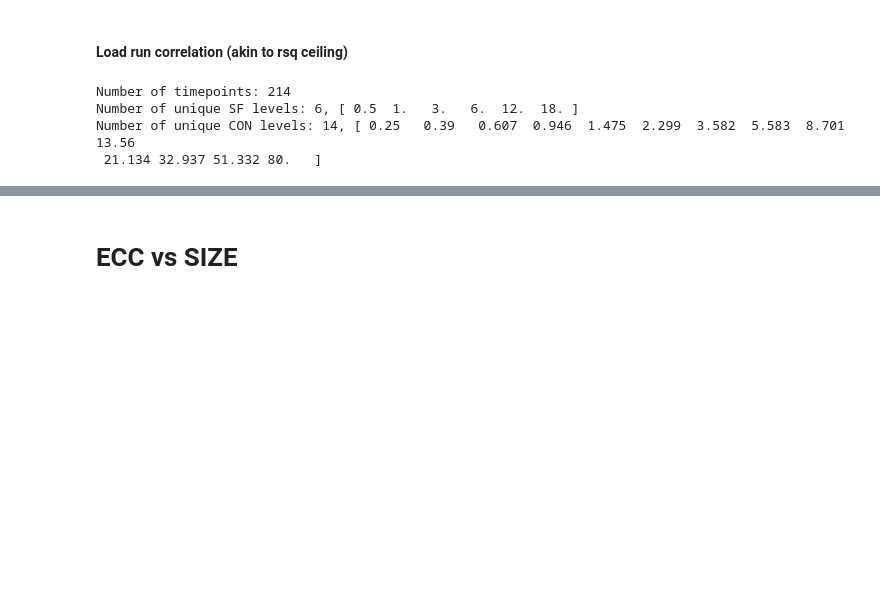
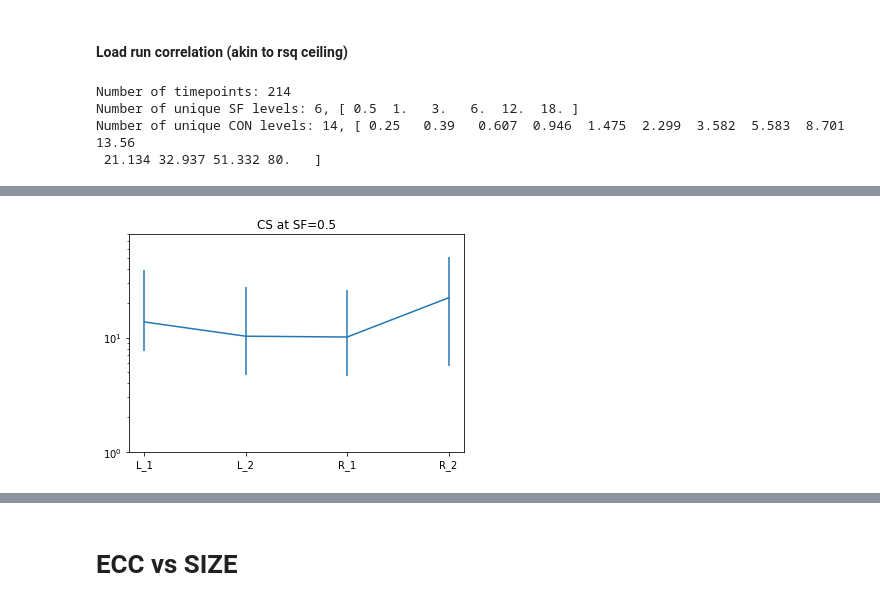
Before and after one commit to mdaghlian/amblyopia_emc, a Jupyter notebook: amb_scripts/r0_reports/r0_EMC_figures.ipynb, the cells around one changed output, grey strips where cells are left out. Cells and saved outputs as stored; diff of their text form; code cells hidden in the pictures; blank space fills up the shorter version.

```diff
--- a/amb_scripts/r0_reports/r0_EMC_figures.ipynb
+++ b/amb_scripts/r0_reports/r0_EMC_figures.ipynb
@@ -192,0 +257,58 @@ hrf=params[:,7,8], rsq=params[:,9]
+# %%
+# Get CSp at lowest sf=0.5
+from prfpy_csenf.rf import asymmetric_parabolic_CSF
+
+
+min_rsq = 0.3
+max_ecc = 5
+
+roi = 'b14_V1'
+mdict = {}
+udict = {}
+ldict = {}
+m = []
+u = []
+l = []
+labels = []
+for e in ['L', 'R']:
+    mdict[e] = {}
+    udict[e] = {}
+    ldict[e] = {}
+    for s in ['1', '2']:
+        vx_mask = prf_multi['sub-02'].return_vx_mask(th={
+            f'{e}_{s}_gauss-min-rsq': min_rsq,
+            f'{e}_{s}_gauss-max-ecc': max_ecc,
+            f'{e}_{s}_csf-min-rsq': min_rsq,
+            'roi' : amb_load_roi('sub-02', roi, combine_matches=True),
+        })
+        this_p = asymmetric_parabolic_CSF(
+            SF_seq=[0, 0.5],
+            **prf_multi['sub-02'].prf_obj[f'{e}_{s}_csf'].pd_params.iloc[vx_mask].to_dict('list'),
+        )[:,1]
+
+        mdict[e][s] = np.nanmedian(this_p)
+        udict[e][s] = np.nanpercentile(this_p, 75)
+        ldict[e][s] = np.nanpercentile(this_p, 25)
+        m.append(np.nanmedian(this_p))
+        u.append(np.nanpercentile(this_p, 75))
+        l.append(np.nanpercentile(this_p, 25))
+        labels.append(f'{e}_{s}')
+
+from dag_prf_utils.plot_functions import *
+fig,ax = plt.subplots(1,1,figsize=(6,4))
+ax.errorbar(labels, m, yerr=[l, u], )#, fmt='o')
+ax.set_title('CS at SF=0.5')
+
+# dag_group_and_individual_2dict(
+#     ax=ax,
+#     mdict=mdict,
+#     y_upper=udict,
+#     y_lower=ldict,
+
+# )
+
+ax.set_ylim(1, 80)
+ax.set_yscale('log')
+plt.show()
+# %% [output]
+[figure, added]
```
Also changed, not shown: parts of 25 cells of this notebook, 10 other files.
